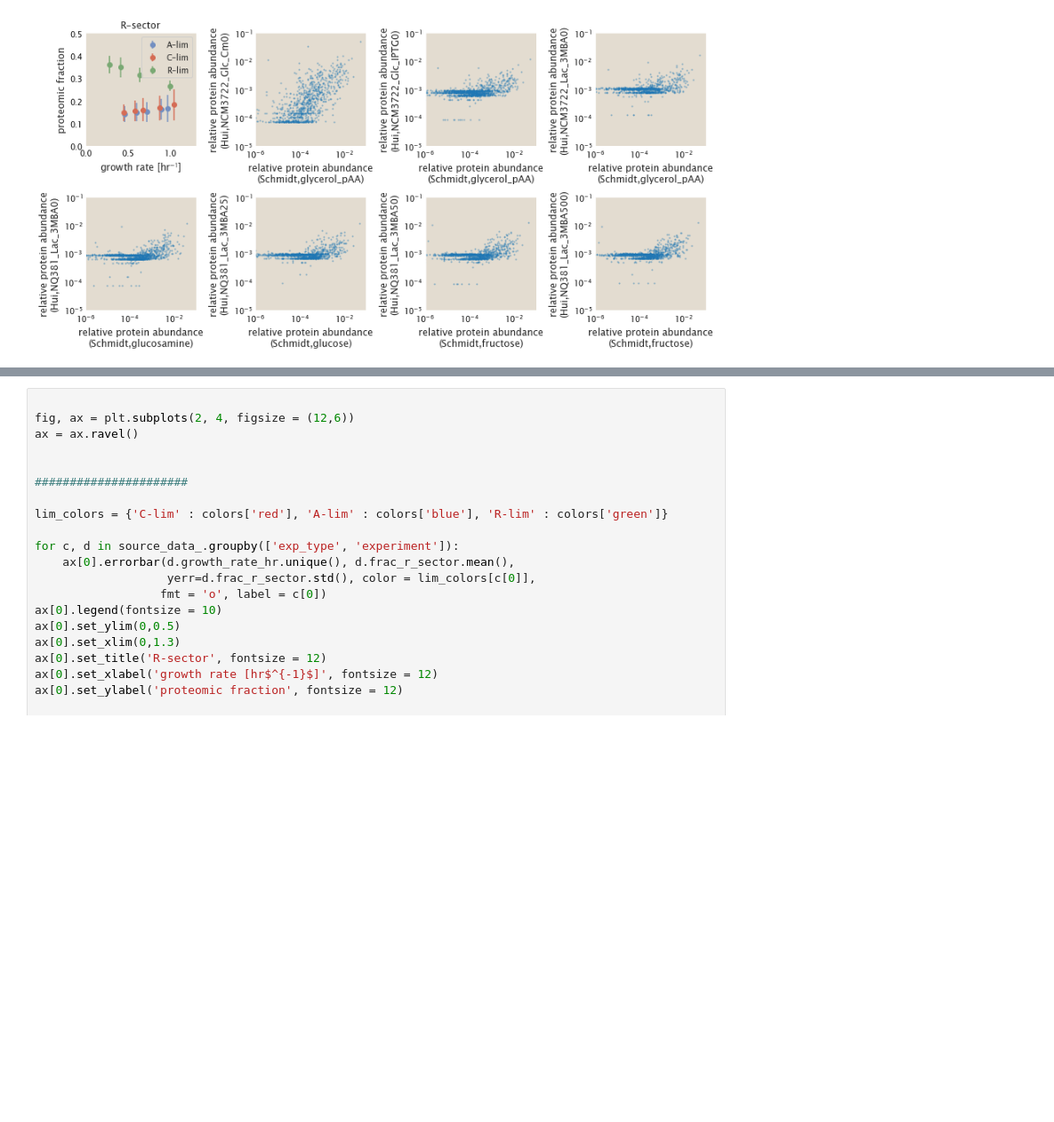
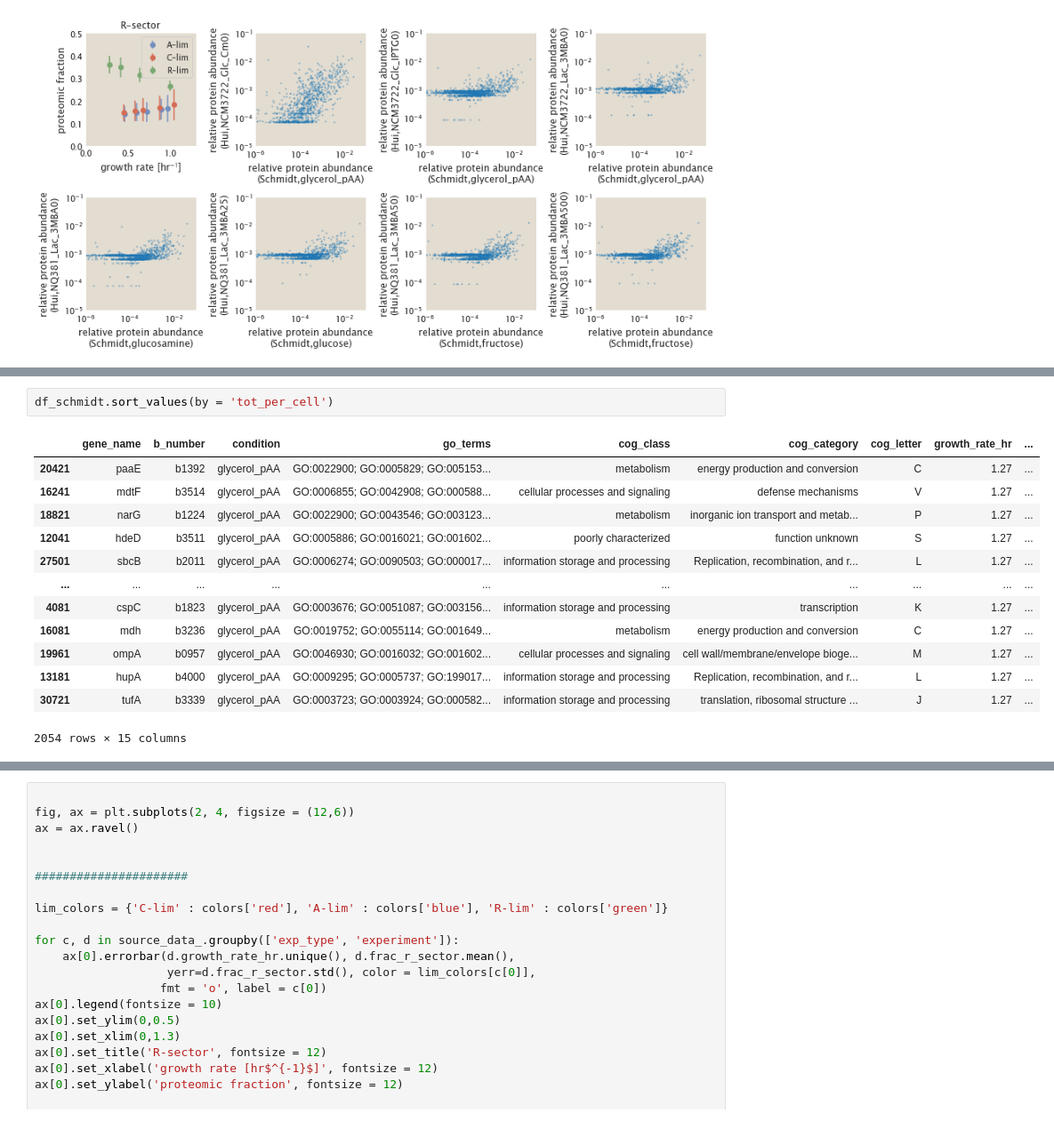
Before and after one commit to RPGroup-PBoC/growth_limits, a Jupyter notebook: code/exploratory/hui_2015_data_exploration.ipynb, the cells around one changed output, grey strips where cells are left out. Shown at 89% size. Saved outputs shown, nothing was run; the diff lists cells and outputs as text; blank space fills up the shorter version.

```diff
--- a/code/exploratory/hui_2015_data_exploration.ipynb
+++ b/code/exploratory/hui_2015_data_exploration.ipynb
@@ -597,0 +714,16 @@ See the caveats in the documentation: https://pandas.pydata.org/pandas-docs/stab
+# %%
+df_schmidt.sort_values(by = 'tot_per_cell')
+# %% [output]
+|  | gene_name | b_number | condition | go_terms | cog_class | cog_category | cog_letter | growth_rate_hr | ... |
+| 20421 | paaE | b1392 | glycerol_pAA | GO:0022900; GO:0005829; GO:005153... | metabolism | energy production and conversion | C | 1.27 | ... |
+| 16241 | mdtF | b3514 | glycerol_pAA | GO:0006855; GO:0042908; GO:000588... | cellular processes and signaling | defense mechanisms | V | 1.27 | ... |
+| 18821 | narG | b1224 | glycerol_pAA | GO:0022900; GO:0043546; GO:003123... | metabolism | inorganic ion transport and metab... | P | 1.27 | ... |
+| 12041 | hdeD | b3511 | glycerol_pAA | GO:0005886; GO:0016021; GO:001602... | poorly characterized | function unknown | S | 1.27 | ... |
+| 27501 | sbcB | b2011 | glycerol_pAA | GO:0006274; GO:0090503; GO:000017... | information storage and processing | Replication, recombination, and r... | L | 1.27 | ... |
+| ... | ... | ... | ... | ... | ... | ... | ... | ... | ... |
+| 4081 | cspC | b1823 | glycerol_pAA | GO:0003676; GO:0051087; GO:003156... | information storage and processing | transcription | K | 1.27 | ... |
+| 16081 | mdh | b3236 | glycerol_pAA | GO:0019752; GO:0055114; GO:001649... | metabolism | energy production and conversion | C | 1.27 | ... |
+| 19961 | ompA | b0957 | glycerol_pAA | GO:0046930; GO:0016032; GO:001602... | cellular processes and signaling | cell wall/membrane/envelope bioge... | M | 1.27 | ... |
+| 13181 | hupA | b4000 | glycerol_pAA | GO:0009295; GO:0005737; GO:199017... | information storage and processing | Replication, recombination, and r... | L | 1.27 | ... |
+| 30721 | tufA | b3339 | glycerol_pAA | GO:0003723; GO:0003924; GO:000582... | information storage and processing | translation, ribosomal structure ... | J | 1.27 | ... |
+2054 rows × 15 columns
```
Also changed, not shown: parts of 8 cells of this notebook.
